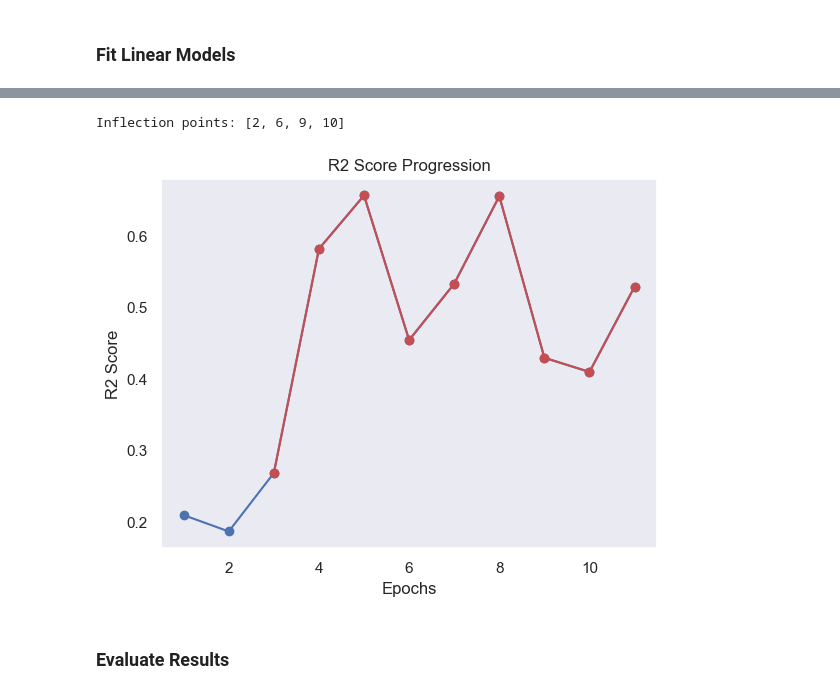
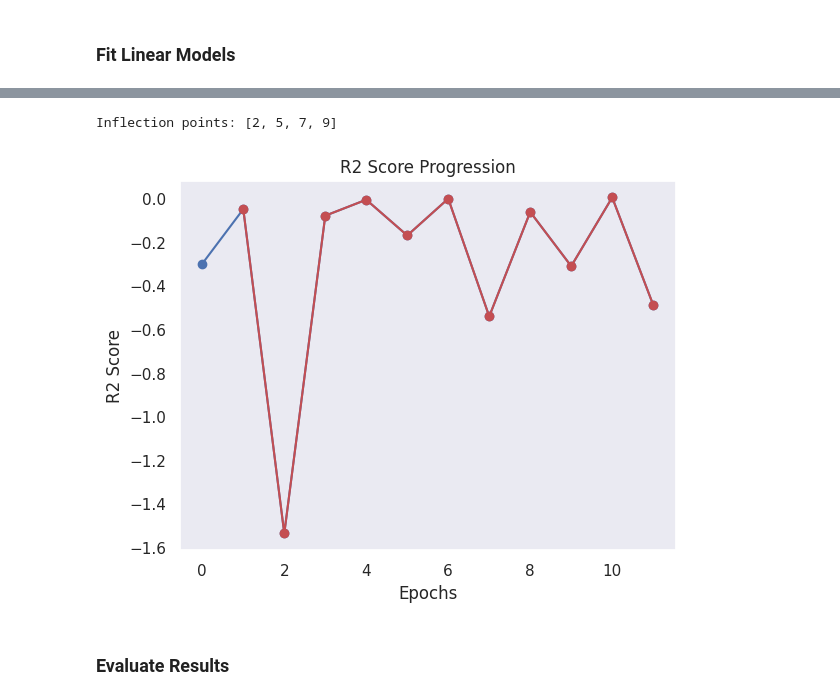
Before and after one commit to JetBrains-Research/effective-inference, a Jupyter notebook: notebooks/Pipeline_linear.ipynb, the cells around one changed output, grey strips where cells are left out. Saved outputs shown, nothing was run; the diff lists cells and outputs as text; code cells hidden in the pictures.

Commit message:
renewed notebooks

```diff
--- a/notebooks/Pipeline_linear.ipynb
+++ b/notebooks/Pipeline_linear.ipynb
@@ -419,12 +408,12 @@ for ex_idx, ex in tqdm(enumerate(glue_datasets[dataset_name]['train'])):
     aa = initial_model(encoded_inputs, output_hidden_states=True, output_attentions=True)
 
     for layer in  range(12):
-        if not os.path.exists(f'{dataset_name}/layer_{layer}'):
-            os.makedirs(f'{dataset_name}/layer_{layer}')
+        if not os.path.exists(f'notebooks/{dataset_name}/layer_{layer}'):
+            os.makedirs(f'notebooks/{dataset_name}/layer_{layer}')
 
-        for head_num in [0, 2, 4, 6, 8, 11]: #range(aa.attentions[0].shape[1]):
-            if not os.path.exists(f'{dataset_name}/layer_{layer}/head_{head_num}'):
-                os.makedirs(f'{dataset_name}/layer_{layer}/head_{head_num}')
+        for head_num in range(12): #range(aa.attentions[0].shape[1]):
+            if not os.path.exists(f'notebooks/{dataset_name}/layer_{layer}/head_{head_num}'):
+                os.makedirs(f'notebooks/{dataset_name}/layer_{layer}/head_{head_num}')
 
             current_hidden_states = aa.hidden_states[layer][0].detach().cpu().numpy()
             next_hidden_states = aa.hidden_states[layer + 1][0].detach().cpu().numpy()
@@ -432,7 +421,7 @@ for ex_idx, ex in tqdm(enumerate(glue_datasets[dataset_name]['train'])):
 
             cur_emb = aa.hidden_states[layer][0]
 
-            with h5py.File(f'{dataset_name}/layer_{layer}/head_{head_num}/{ex_idx}.hdf5', 'w') as f:
+            with h5py.File(f'notebooks/{dataset_name}/layer_{layer}/head_{head_num}/{ex_idx}.hdf5', 'w') as f:
                 f.create_dataset("current_hidden_states", data=current_hidden_states)
                 f.create_dataset("next_hidden_states", data=next_hidden_states)
                 f.create_dataset("attentions", data=attentions)
@@ -510,15 +555,15 @@ from statistics import mean
 
 def learn_linear(model, y_scaler, reverse_scaler, X_train, y_train, X_test, y_test, num_examples = 5):
     # y_scaler = StandardScaler()
-    y_train_scaled = y_scaler(y_train) # .reshape(-1, 1)
-    y_test_scaled = y_scaler(y_test) # .reshape(-1, 1)
+    y_train_scaled = y_scaler(y_train)
+    y_test_scaled = y_scaler(y_test)
 
     print('Y train mean scaled:', np.mean(y_train_scaled), ', Y test mean scaled:', np.mean(y_test_scaled))
 
-    model.fit(X_train, y_train_scaled)
+    model.partial_fit(X_train, y_train_scaled)
 
     return model
 
-pipe_linear = Pipeline([('scaler', StandardScaler()), ('model', Ridge())])
+pipe_linear = CustomLinearRegression()
 id_scaler = lambda x: [el for el in x]
 # %%
@@ -617,0 +642,14 @@ Test R2: -0.7657506710863122
+# %%
+for layer in [11, 10, 9, 8, 7, 6, 5, 4, 3, 2, 1, 0]:
+    r2_scores = 0
+    model = final_models[layer]
+    print(f'\nLayer {layer}\nTest R2: ')
+    for head in range(12):
+        X_train, y_train, X_test, y_test = get_dataset_for_regression(prob_of_take=0.3, layer=layer, head_num=head)
+        preds_scaled = model.predict(X_test)
+        preds = id_scaler(preds_scaled)
+        r2_score_test = r2_score(y_test, preds)
+        print(round(r2_score_test, 3), end=', ')
+        r2_scores+=r2_score_test
+    print('Test R2:', round(r2_scores/12, 3))
+    r2_list[layer] = r2_scores/12
@@ -618,8 +674,6 @@ Test R2: -0.7657506710863122
 # %%
-ans = {}
-for k, v in r2_list.items():
-    if v != None and v > 0 :
-        ans[k] = v
+ans = r2_list
+
 
 second_derivatives = []
 first_derivatives = []
@@ -633,35 +687,35 @@ inflection_points = [list(ans.keys())[inflection_points[i]] for i in range(len(i
 
 print("Inflection points:", inflection_points)
 
 linear_layers = {}
 linear_layers_r2 = {}
 n = 12
 for k, v in ans.items():
     if v>np.array(list(ans.values())).mean():
         n = k
     if  k >= n or k>inflection_points[0]:# and k not in inflection_points:
         linear_layers[k] = final_coefs[k]
         linear_layers_r2[k] = v
 
 # Create x-axis values (e.g., epochs, iterations, etc.)
 x_values = list(ans.keys())
 y_values = list(ans.values())
 x_values1 = list(linear_layers_r2.keys())
 y_values1 = list(linear_layers_r2.values())
 # Plot the line graphic
 plt.plot(x_values, y_values, marker='o', linestyle='-', color='b')
 plt.plot(x_values1, y_values1, marker='o', linestyle='-', color='r')
 
 # Add labels and title
 plt.xlabel('Epochs')
 plt.ylabel('R2 Score')
 plt.title('R2 Score Progression')
 plt.grid()
 plt.show()
 # linear_layers
 # %% [output]
-Inflection points: [2, 6, 9, 10]
+Inflection points: [2, 5, 7, 9]
-[figure, old version]
+[figure, new version]
 # %% [markdown]
 ### Evaluate Results
 # %%
```
Also changed, not shown: parts of 17 cells of this notebook, 7 other files.
